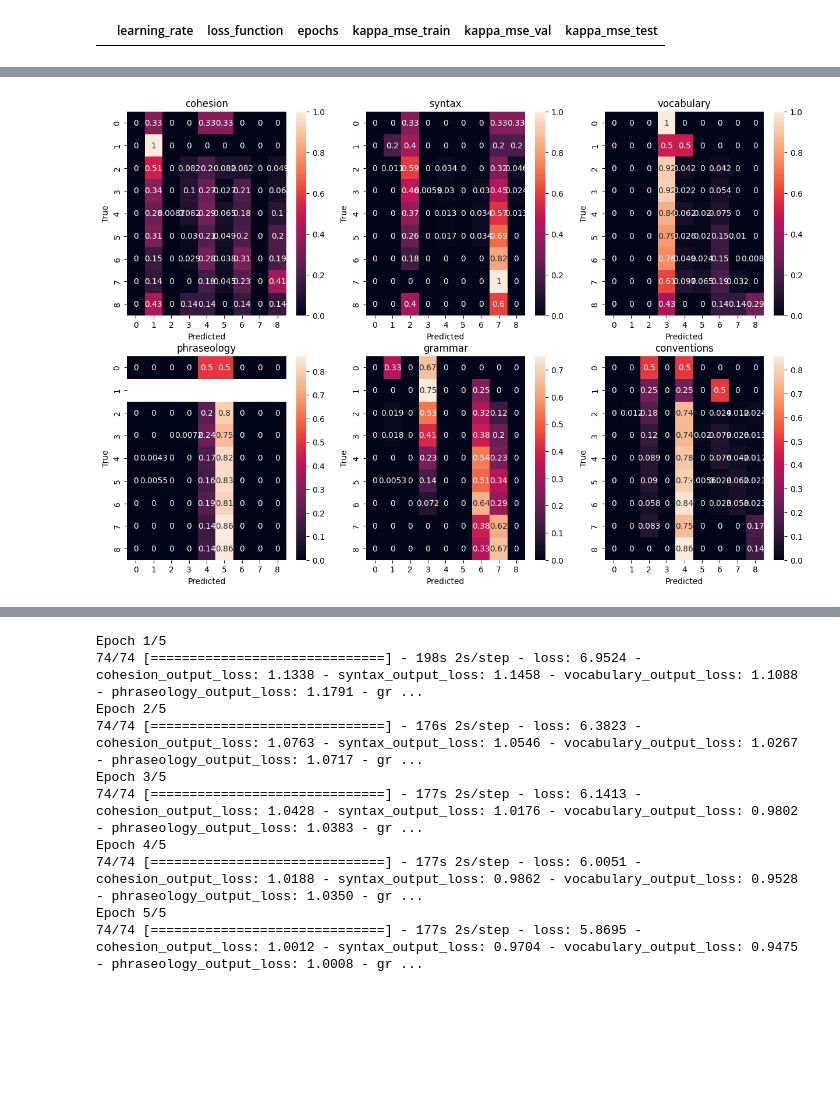
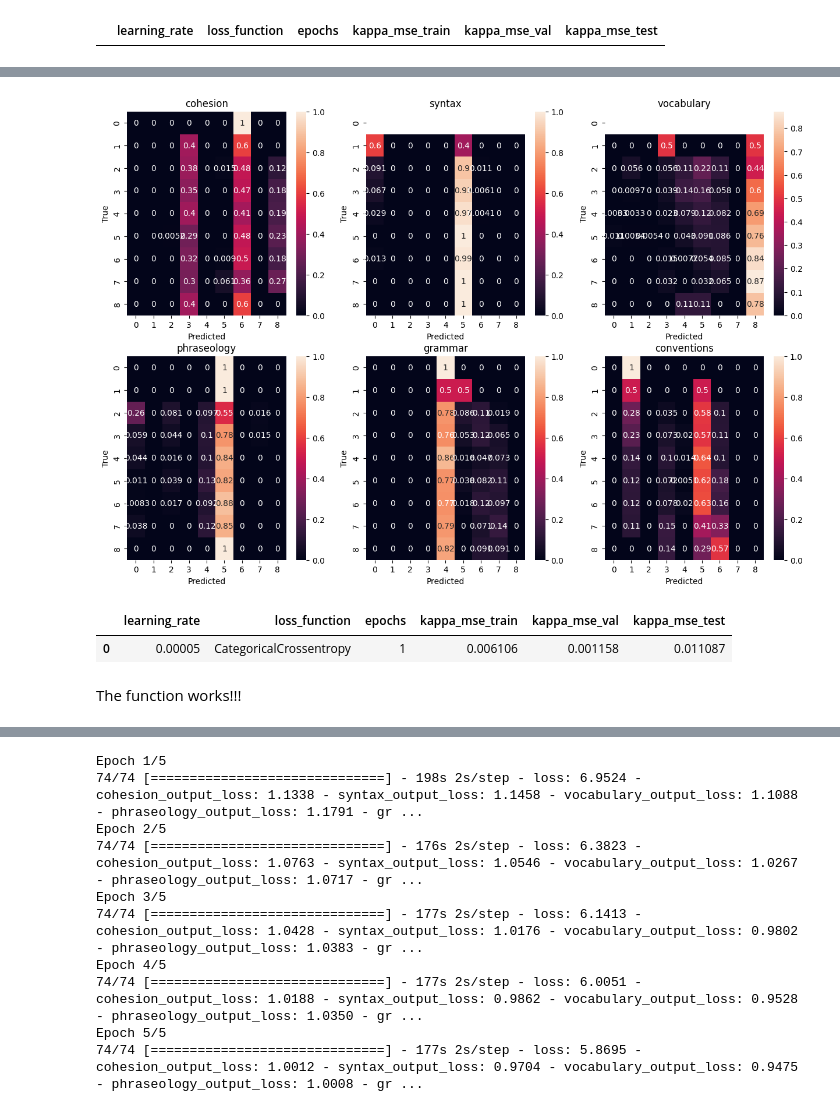
Before and after one commit to cbwright11/NLP-automated-essay-scoring, a Jupyter notebook: Essay EDA.ipynb, the cells around one changed output, grey strips where cells are left out. Cells and saved outputs as stored; diff of their text form; code cells hidden in the pictures; blank space fills up the shorter version.

```diff
--- a/Essay EDA.ipynb
+++ b/Essay EDA.ipynb
@@ -177,9 +177,9 @@ def get_predictions(model):
   """Given a trained model, generate predictions for the training, validation, and testing data sets"""
 
   # probabilities
-  predicted_probabilities_train = weighted_model.predict([x_train["input_ids"], x_train["token_type_ids"], x_train["attention_mask"]])
-  predicted_probabilities_val = weighted_model.predict([x_val["input_ids"], x_val["token_type_ids"], x_val["attention_mask"]])
-  predicted_probabilities_test = weighted_model.predict([x_test["input_ids"], x_test["token_type_ids"], x_test["attention_mask"]])
+  predicted_probabilities_train = model.predict([x_train["input_ids"], x_train["token_type_ids"], x_train["attention_mask"]])
+  predicted_probabilities_val = model.predict([x_val["input_ids"], x_val["token_type_ids"], x_val["attention_mask"]])
+  predicted_probabilities_test = model.predict([x_test["input_ids"], x_test["token_type_ids"], x_test["attention_mask"]])
 
   # predictions
   predictions_train = tf.argmax(predicted_probabilities_train, axis=-1)
@@ -1022,4 +782,3 @@ cm_vis(y_train, predictions_train)
-# %%
-cm_vis(y_test, predictions_test)
-# %% [output]
-[figure, removed]
+# %%
+create_train_score_model(learn_rate=0.00005, loss_function="CategoricalCrossentropy", num_epochs=1)
+# %% [output]
@@ -1025,0 +789,8 @@ cm_vis(y_test, predictions_test)
+[figure, added]
+# %%
+hyperp_df
+# %% [output]
+|  | learning_rate | loss_function | epochs | kappa_mse_train | kappa_mse_val | kappa_mse_test |
+| 0 | 0.00005 | CategoricalCrossentropy | 1 | 0.006106 | 0.001158 | 0.011087 |
+# %% [markdown]
+The function works!!!
```
Also changed, not shown: parts of 66 cells of this notebook.
